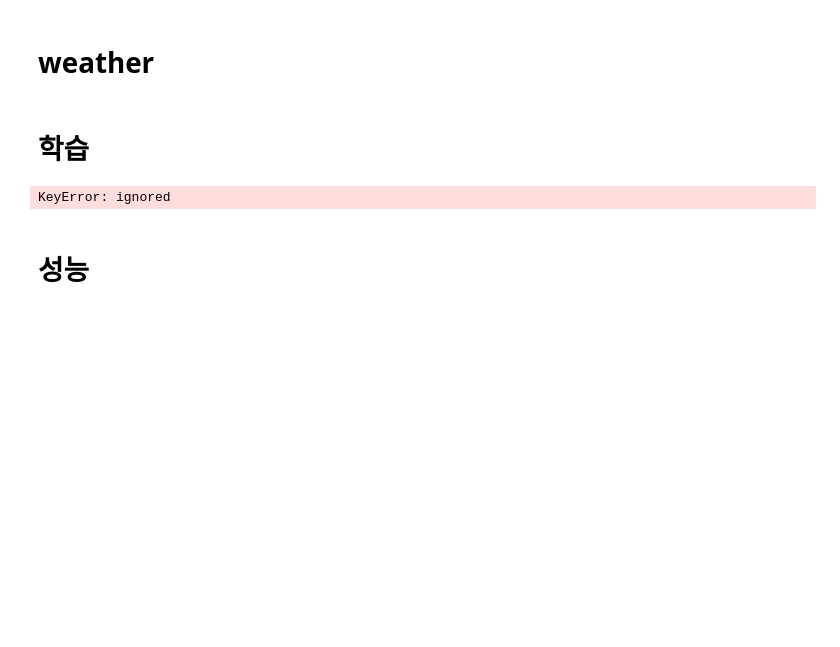
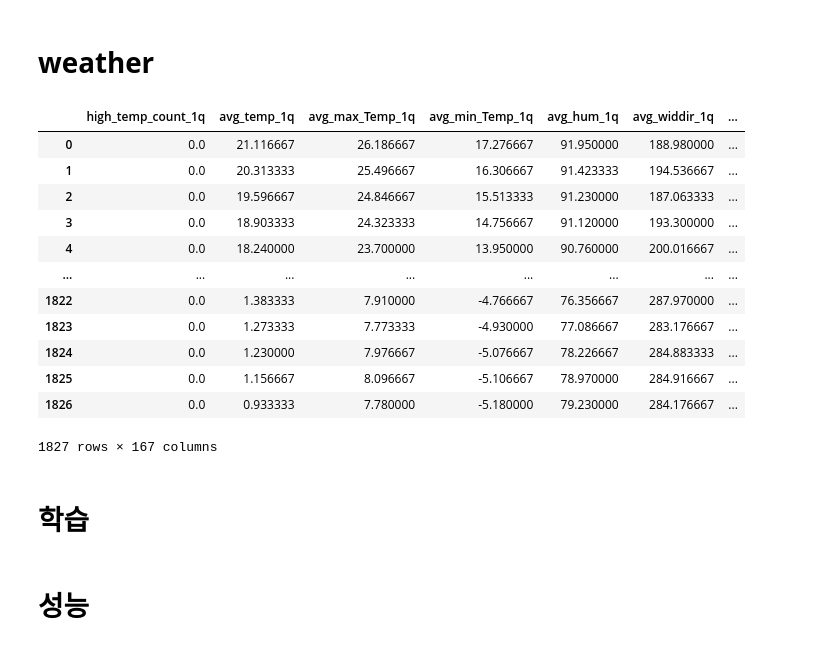
Before and after one commit to smfwlgus/DnM, a Jupyter notebook: baechu.ipynb, the cells around one changed output. Drawn from its saved outputs; the diff is of its cells as text; code cells hidden in the pictures; blank space fills up the shorter version.

```diff
--- a/baechu.ipynb
+++ b/baechu.ipynb
@@ -130,40 +133,54 @@ temp_df = train2[['date',f'{pum}_거래량(kg)', f'{pum}_가격(원/kg)']]
 # 품종과 주산지 날씨 mapping
 joosanji = joosan_dict[pum]
 joosan_code = code_dict[joosanji]
-joosan_weather = allweather[allweather['stn_Code']==joosan_code].reset_index(drop=True)
+joosan_weather = weather[weather['stn_Code']==joosan_code].reset_index(drop=True)
 end_index = np.where(joosan_weather['date']=='2020-12-31')[0][0]
 joosan_weather = joosan_weather.iloc[:end_index+1] #2020-12-31 까지만 자르기
 temp_df = temp_df.merge(joosan_weather, on='date', how='left')
 
 # weather feature 추가
 col_list = temp_df.columns[6:]
 for num in range(1,13) :
   for index in range(360, len(temp_df)) :
     temp_quater_df = temp_df.iloc[index-30*num : index-30*(num-1)]
     quater_temp = temp_quater_df['temp']
 
     temp_df.loc[index, f'rain_sum_{num}q'] = temp_quater_df['rain'].sum() # 누적 강수량
     temp_df.loc[index, f'heavy_rain_count_{num}q'] = np.where(temp_quater_df['rain']>90, 1, 0).sum() # 평균 강수량 90mm 이상 누적 일수
     temp_df.loc[index, f'low_temp_count_{num}q'] = np.where(quater_temp<5, 1, 0).sum() # 일평균 기온 5도 이하 누적 일수
     temp_df.loc[index, f'middle_temp_count_{num}q'] = np.where(((quater_temp>15)&(quater_temp<22)), 1, 0).sum() # 일평균 기온 15~22도 누적 일수
     temp_df.loc[index, f'high_temp_count_{num}q'] = np.where(quater_temp>32, 1, 0).sum() # 일평균 기온 32도 이상 누적 일수
     for col in col_list :
                 temp_df.loc[index, f'avg_{col}_{num}q'] = temp_quater_df[col].mean() # 각 기상 요소의 평균값
 
 # 예측 대상(1w,2w,4w) 추가
 for week in ['1_week','2_week','4_week'] :
   temp_df[week] = 0
   n_week = int(week[0])
   for index in range(len(temp_df)) :
     try : temp_df[week][index] = temp_df[f'{pum}_가격(원/kg)'][index+7*n_week]
     except : continue
 
 drop_col_list = temp_df.columns[3:19]
 temp_df = temp_df.drop(drop_col_list, 1).reset_index(drop=True)
 temp_df = temp_df.iloc[360:].reset_index(drop=True)
 temp_df = temp_df.drop(['date',f'{pum}_거래량(kg)',f'{pum}_가격(원/kg)'], axis=1)
 
 temp_df
+# %% [output]
+|  | high_temp_count_1q | avg_temp_1q | avg_max_Temp_1q | avg_min_Temp_1q | avg_hum_1q | avg_widdir_1q | ... |
+| 0 | 0.0 | 21.116667 | 26.186667 | 17.276667 | 91.950000 | 188.980000 | ... |
+| 1 | 0.0 | 20.313333 | 25.496667 | 16.306667 | 91.423333 | 194.536667 | ... |
+| 2 | 0.0 | 19.596667 | 24.846667 | 15.513333 | 91.230000 | 187.063333 | ... |
+| 3 | 0.0 | 18.903333 | 24.323333 | 14.756667 | 91.120000 | 193.300000 | ... |
+| 4 | 0.0 | 18.240000 | 23.700000 | 13.950000 | 90.760000 | 200.016667 | ... |
+| ... | ... | ... | ... | ... | ... | ... | ... |
+| 1822 | 0.0 | 1.383333 | 7.910000 | -4.766667 | 76.356667 | 287.970000 | ... |
+| 1823 | 0.0 | 1.273333 | 7.773333 | -4.930000 | 77.086667 | 283.176667 | ... |
+| 1824 | 0.0 | 1.230000 | 7.976667 | -5.076667 | 78.226667 | 284.883333 | ... |
+| 1825 | 0.0 | 1.156667 | 8.096667 | -5.106667 | 78.970000 | 284.916667 | ... |
+| 1826 | 0.0 | 0.933333 | 7.780000 | -5.180000 | 79.230000 | 284.176667 | ... |
+1827 rows × 167 columns
 # %% [markdown]
 # **학습**
 # %%
@@ -237,5 +254,3 @@ for week_num in [1,2,4] :
   y_valid = y[-split:]
 
   model_dict[f'{pum}_model_{week_num}'] = model_train(x_train, y_train, x_valid, y_valid)
-# %% [output]
-KeyError: ignored
```
Also changed, not shown: parts of 7 cells of this notebook.
